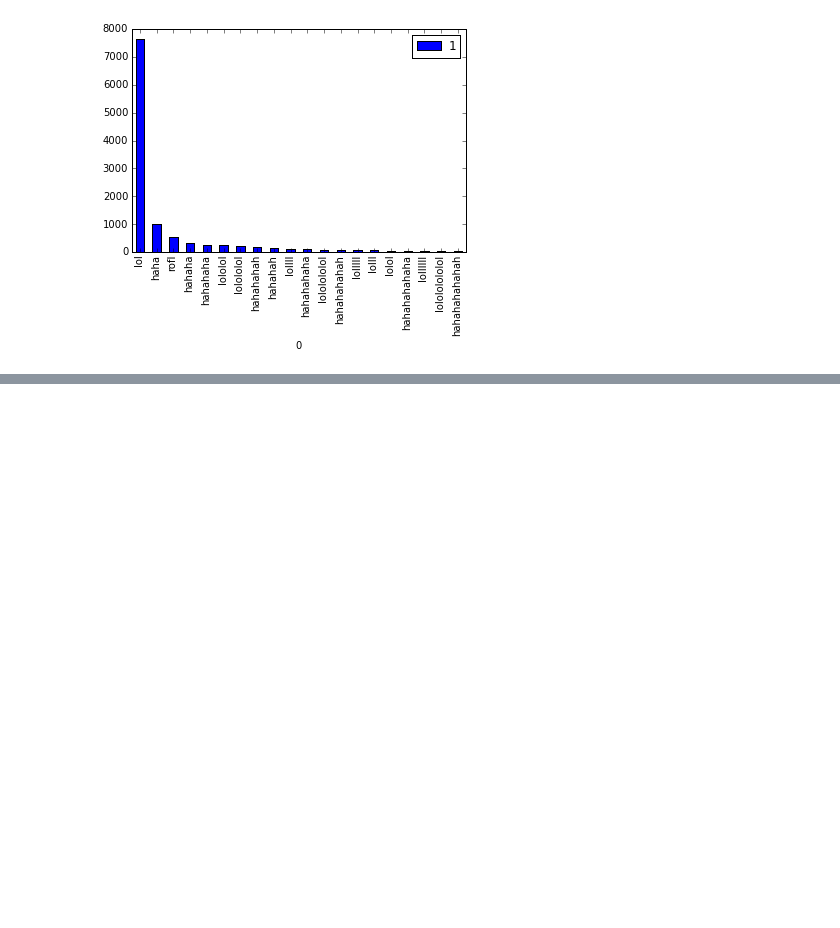
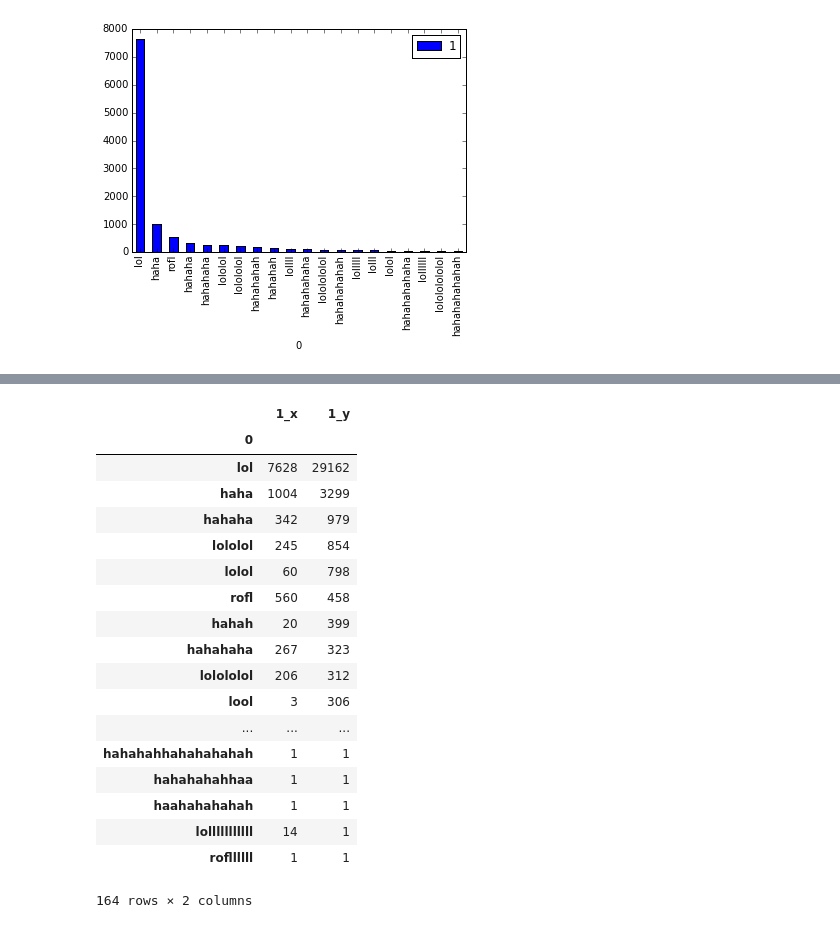
Before and after one commit to VitamintK/Facebook-Message-Analysis, a Jupyter notebook: fbma.ipynb, the cells around one changed output, grey strips where cells are left out. Cells and saved outputs as stored; diff of their text form; code cells hidden in the pictures; blank space fills up the shorter version.

```diff
--- a/fbma.ipynb
+++ b/fbma.ipynb
@@ -166,0 +256,23 @@ kwords['lmao'],
+# %%
+res = lwords[lwords.index.isin(their_lwords.index)].merge(their_lwords[their_lwords.index.isin(lwords.index)], left_index=True, right_index=True)
+res
+# %% [output]
+|  | 1_x | 1_y |
+| 0 |  |  |
+| lol | 7628 | 29162 |
+| haha | 1004 | 3299 |
+| hahaha | 342 | 979 |
+| lololol | 245 | 854 |
+| lolol | 60 | 798 |
+| rofl | 560 | 458 |
+| hahah | 20 | 399 |
+| hahahaha | 267 | 323 |
+| lolololol | 206 | 312 |
+| lool | 3 | 306 |
+| ... | ... | ... |
+| hahahahhahahahahah | 1 | 1 |
+| hahahahahhaa | 1 | 1 |
+| haahahahahah | 1 | 1 |
+| lolllllllllll | 14 | 1 |
+| rofllllll | 1 | 1 |
+164 rows × 2 columns
```
Also changed, not shown: parts of 27 cells of this notebook.
